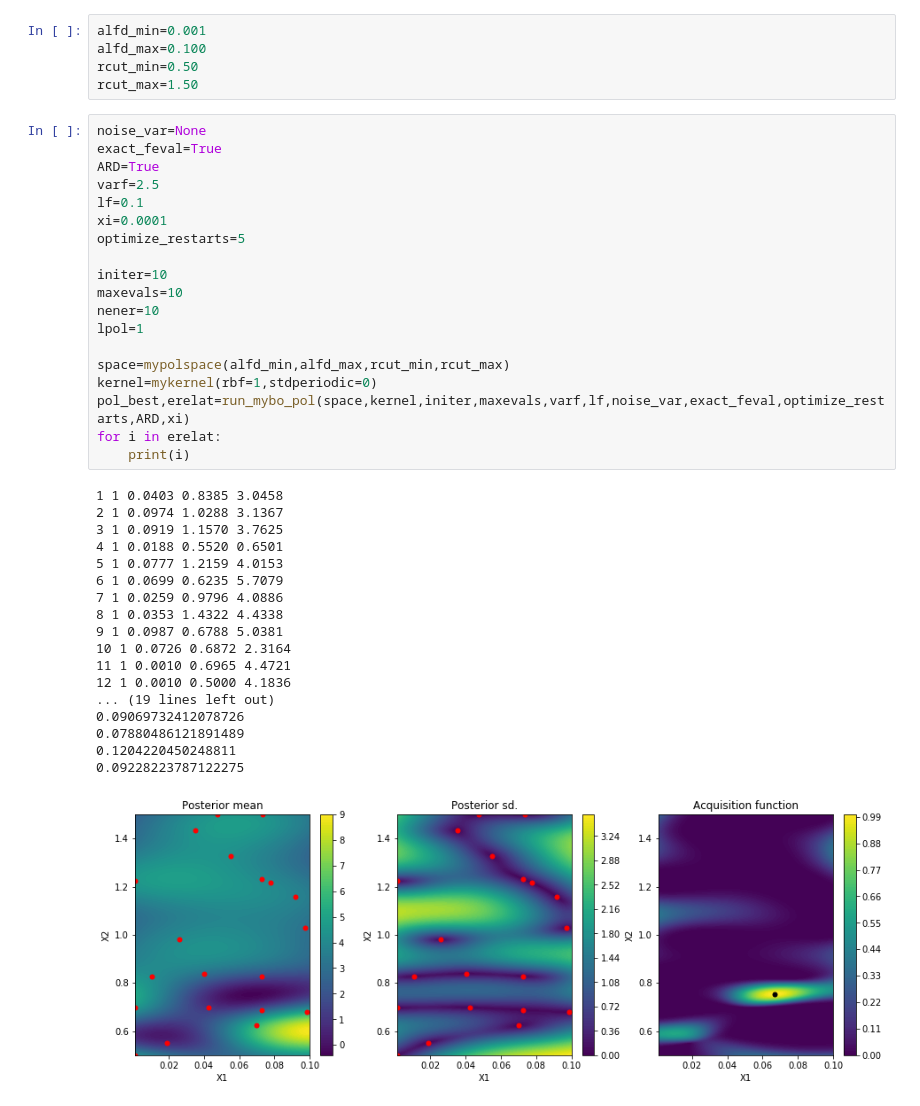
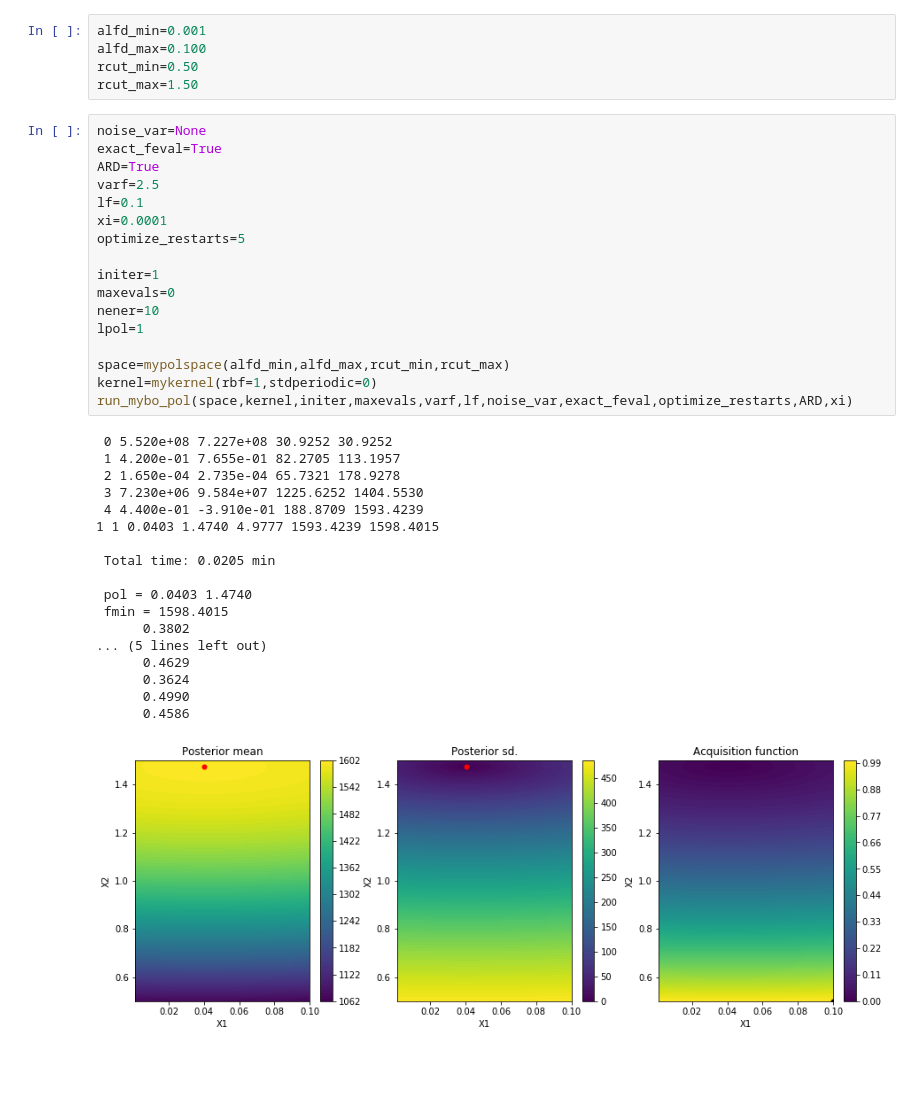
Before and after one commit to ale-mendez/gpyopt_varlambda, a Jupyter notebook: include_aji/var_aji.ipynb, the cells around one changed output. Cells and saved outputs as stored; diff of their text form; blank space fills up the shorter version.

```diff
--- a/include_aji/var_aji.ipynb
+++ b/include_aji/var_aji.ipynb
@@ -403,38 +396,36 @@ rcut_max=1.50
 # %%
 noise_var=None
 exact_feval=True
 ARD=True
 varf=2.5
 lf=0.1
 xi=0.0001
 optimize_restarts=5
 
-initer=10
-maxevals=10
+initer=1
+maxevals=0
 nener=10
 lpol=1
 
 space=mypolspace(alfd_min,alfd_max,rcut_min,rcut_max)
 kernel=mykernel(rbf=1,stdperiodic=0)
-pol_best,erelat=run_mybo_pol(space,kernel,initer,maxevals,varf,lf,noise_var,exact_feval,optimize_restarts,ARD,xi)
-for i in erelat:
-    print(i)
+run_mybo_pol(space,kernel,initer,maxevals,varf,lf,noise_var,exact_feval,optimize_restarts,ARD,xi)
 # %% [output]
-1 1 0.0403 0.8385 3.0458
-2 1 0.0974 1.0288 3.1367
-3 1 0.0919 1.1570 3.7625
-4 1 0.0188 0.5520 0.6501
-5 1 0.0777 1.2159 4.0153
-6 1 0.0699 0.6235 5.7079
-7 1 0.0259 0.9796 4.0886
-8 1 0.0353 1.4322 4.4338
-9 1 0.0987 0.6788 5.0381
-10 1 0.0726 0.6872 2.3164
-11 1 0.0010 0.6965 4.4721
-12 1 0.0010 0.5000 4.1836
-... (19 lines left out)
-0.09069732412078726
-0.07880486121891489
-0.1204220450248811
-0.09228223787122275
+ 0 5.520e+08 7.227e+08 30.9252 30.9252
+ 1 4.200e-01 7.655e-01 82.2705 113.1957
+ 2 1.650e-04 2.735e-04 65.7321 178.9278
+ 3 7.230e+06 9.584e+07 1225.6252 1404.5530
+ 4 4.400e-01 -3.910e-01 188.8709 1593.4239
+1 1 0.0403 1.4740 4.9777 1593.4239 1598.4015
+
+ Total time: 0.0205 min
+
+ pol = 0.0403 1.4740
+ fmin = 1598.4015
+      0.3802
+... (5 lines left out)
+      0.4629
+      0.3624
+      0.4990
+      0.4586
-[figure, old version]
+[figure, new version]
```
Also changed, not shown: parts of 1 cell of this notebook, 9 other files.
